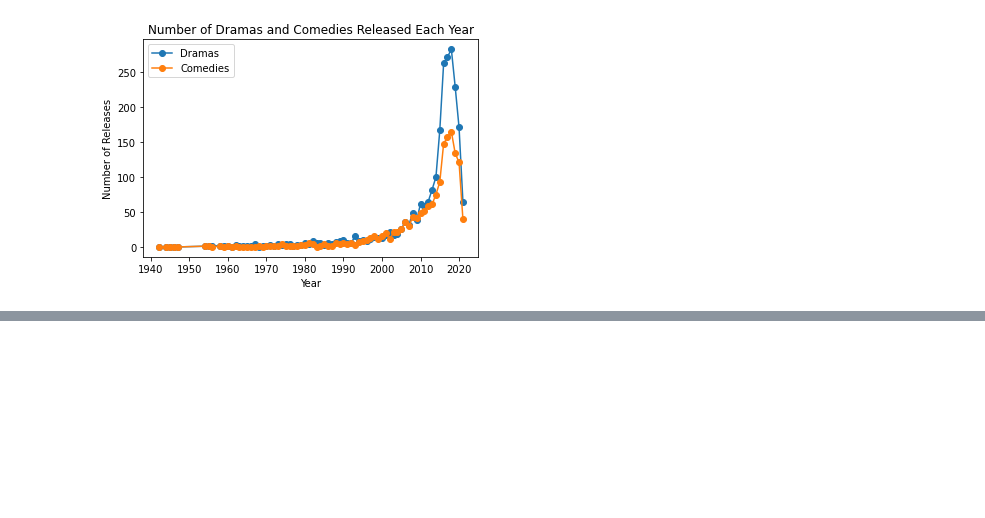
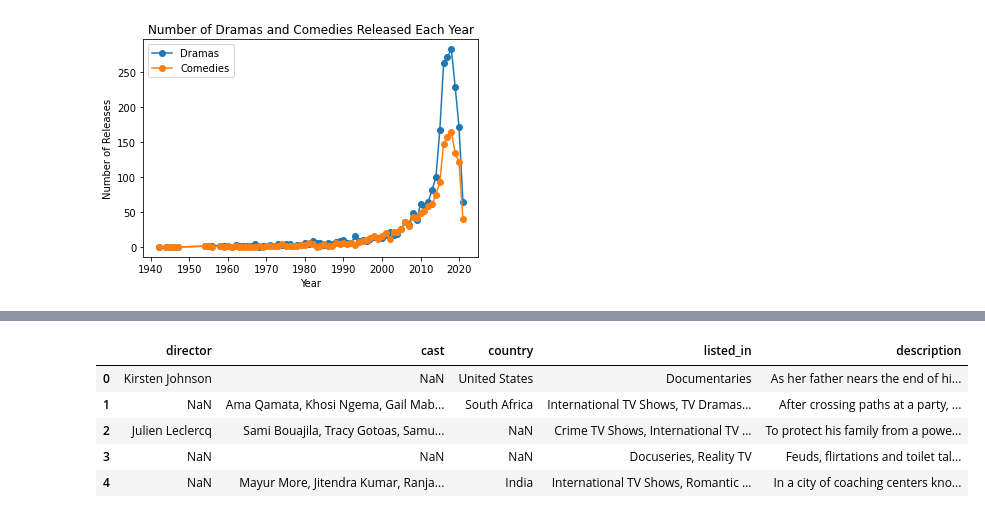
Before and after one commit to Yax-w/Netflix-analysis, a Jupyter notebook: netflix-analysis.ipynb, the cells around one changed output, grey strips where cells are left out. Cells and saved outputs as stored; diff of their text form; code cells hidden in the pictures; blank space fills up the shorter version.

```diff
--- a/netflix-analysis.ipynb
+++ b/netflix-analysis.ipynb
@@ -522,0 +277,13 @@ Epoch 10/10
+# %%
+# Selecting the required attributes
+selected_df = df2[['director', 'cast', 'country', 'listed_in', 'description']]
+
+# Display the first few rows of the selected attributes to verify
+selected_df.head()
+# %% [output]
+|  | director | cast | country | listed_in | description |
+| 0 | Kirsten Johnson | NaN | United States | Documentaries | As her father nears the end of hi... |
+| 1 | NaN | Ama Qamata, Khosi Ngema, Gail Mab... | South Africa | International TV Shows, TV Dramas... | After crossing paths at a party, ... |
+| 2 | Julien Leclercq | Sami Bouajila, Tracy Gotoas, Samu... | NaN | Crime TV Shows, International TV ... | To protect his family from a powe... |
+| 3 | NaN | NaN | NaN | Docuseries, Reality TV | Feuds, flirtations and toilet tal... |
+| 4 | NaN | Mayur More, Jitendra Kumar, Ranja... | India | International TV Shows, Romantic ... | In a city of coaching centers kno... |
```
Also changed, not shown: parts of 33 cells of this notebook, 1 other file.
